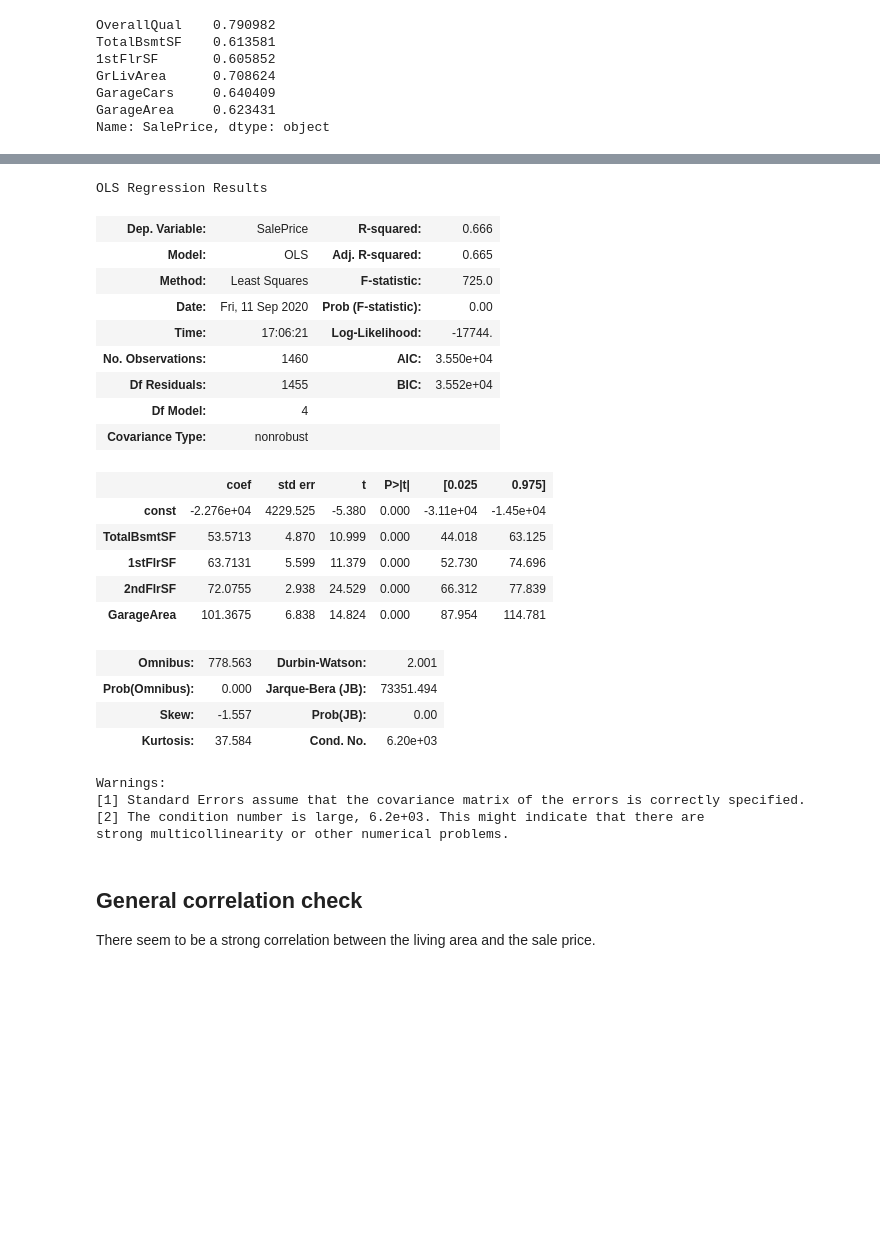
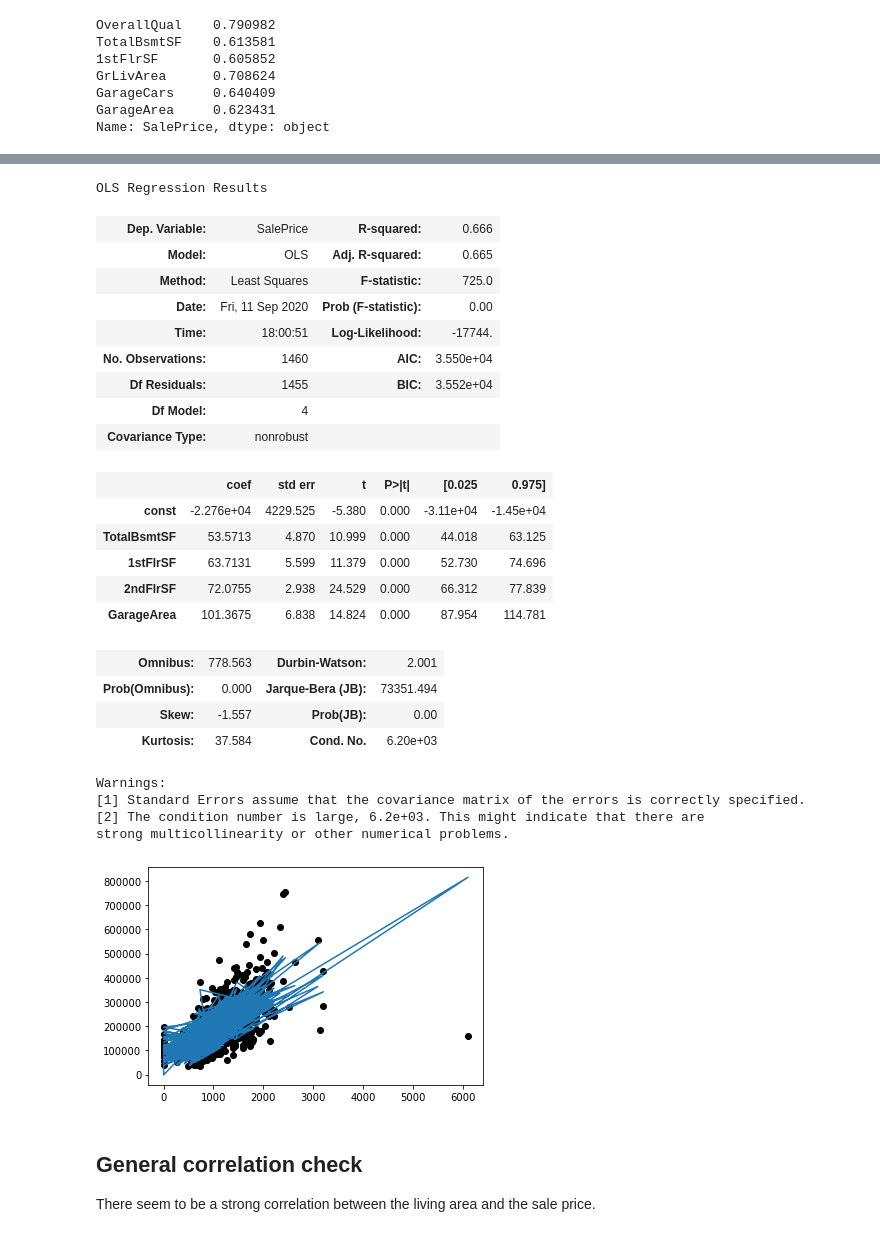
Before and after one commit to therinz/housing_stats, a Jupyter notebook: notebooks/import_csv.ipynb, the cells around one changed output, grey strips where cells are left out. Saved outputs shown, nothing was run; the diff lists cells and outputs as text; code cells hidden in the pictures; blank space fills up the shorter version.

```diff
--- a/notebooks/import_csv.ipynb
+++ b/notebooks/import_csv.ipynb
@@ -146,16 +157,22 @@ strong multicollinearity or other numerical problems.
 # %%
 # Focus on columns with square footage
 # Replace GrLivArea by 2nd floor
 nums_col = ['TotalBsmtSF', '1stFlrSF', '2ndFlrSF', 'GarageArea']
-nums_df = h[nums_col + ["SalePrice"]]
-fit_ols(nums_df, "SalePrice").summary()
+sf_df = h[nums_col + ["SalePrice"]]
+sf_model, sf_df = fit_ols(sf_df, "SalePrice")
+
+plt.scatter(sf_df["TotalBsmtSF"], sf_df["SalePrice"], color = 'black')
+plt.plot(sf_df["TotalBsmtSF"], sf_model.predict(sf_df[["const"] + nums_col]))
+
+#plot_reg(sf_model, sf_df, nums_col, "SalePrice", np.linspace(0, 4000))
+sf_model.summary()
 # %% [output]
 OLS Regression Results
 | Dep. Variable: | SalePrice | R-squared: | 0.666 |
 | Model: | OLS | Adj. R-squared: | 0.665 |
 | Method: | Least Squares | F-statistic: | 725.0 |
 | Date: | Fri, 11 Sep 2020 | Prob (F-statistic): | 0.00 |
-| Time: | 17:06:21 | Log-Likelihood: | -17744. |
+| Time: | 18:00:51 | Log-Likelihood: | -17744. |
 | No. Observations: | 1460 | AIC: | 3.550e+04 |
 | Df Residuals: | 1455 | BIC: | 3.552e+04 |
 | Df Model: | 4 |  |  |
@@ -174,6 +191,7 @@ Warnings:
 [1] Standard Errors assume that the covariance matrix of the errors is correctly specified.
 [2] The condition number is large, 6.2e+03. This might indicate that there are
 strong multicollinearity or other numerical problems.
+[figure, added]
 # %% [markdown]
 ## General correlation check
 There seem to be a strong correlation between the living area and the sale price.
```
Also changed, not shown: parts of 3 cells of this notebook.
